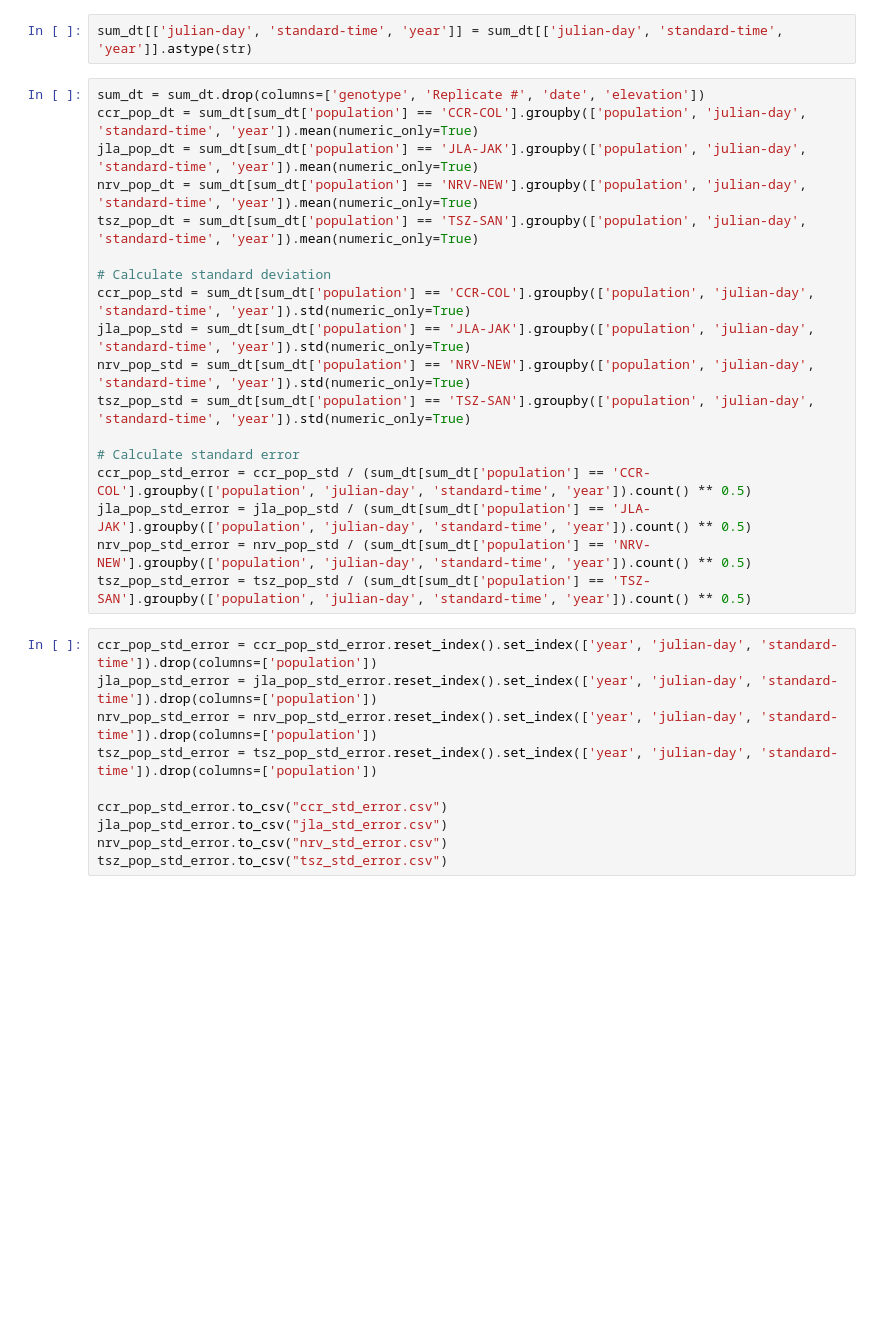
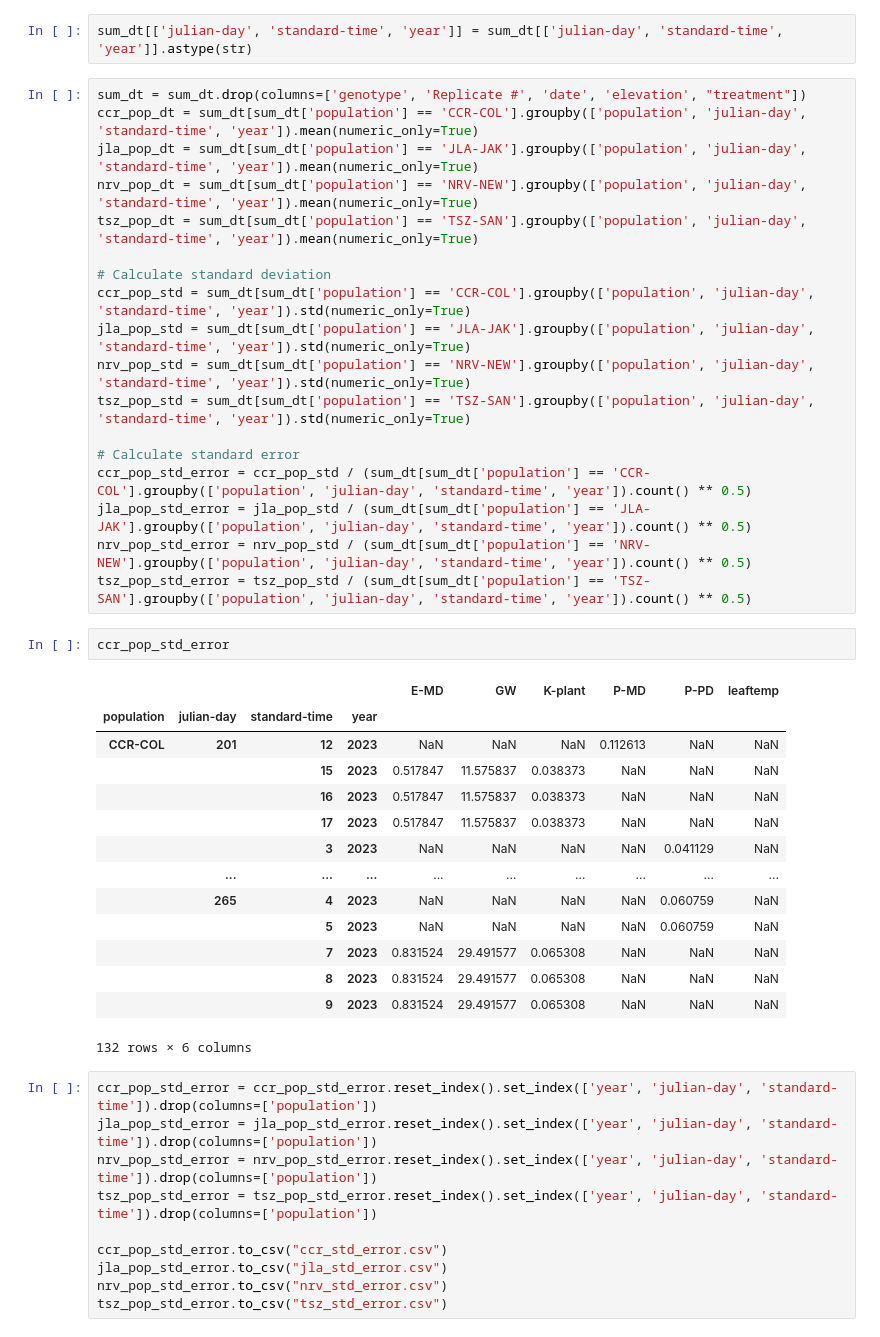
Before and after one commit to ForestEcophys-OSU/som-cottonwood-leaf-cooling, a Jupyter notebook: data/hourly-trait-summary_transform.ipynb, the cells around one changed output. Cells and saved outputs as stored; diff of their text form; blank space fills up the shorter version.

```diff
--- a/data/hourly-trait-summary_transform.ipynb
+++ b/data/hourly-trait-summary_transform.ipynb
@@ -184,7 +184,7 @@ sum_dt
 # %%
 sum_dt[['julian-day', 'standard-time', 'year']] = sum_dt[['julian-day', 'standard-time', 'year']].astype(str)
 # %%
-sum_dt = sum_dt.drop(columns=['genotype', 'Replicate #', 'date', 'elevation'])
+sum_dt = sum_dt.drop(columns=['genotype', 'Replicate #', 'date', 'elevation', "treatment"])
 ccr_pop_dt = sum_dt[sum_dt['population'] == 'CCR-COL'].groupby(['population', 'julian-day', 'standard-time', 'year']).mean(numeric_only=True)
 jla_pop_dt = sum_dt[sum_dt['population'] == 'JLA-JAK'].groupby(['population', 'julian-day', 'standard-time', 'year']).mean(numeric_only=True)
 nrv_pop_dt = sum_dt[sum_dt['population'] == 'NRV-NEW'].groupby(['population', 'julian-day', 'standard-time', 'year']).mean(numeric_only=True)
@@ -201,6 +201,23 @@ ccr_pop_std_error = ccr_pop_std / (sum_dt[sum_dt['population'] == 'CCR-COL'].gro
 jla_pop_std_error = jla_pop_std / (sum_dt[sum_dt['population'] == 'JLA-JAK'].groupby(['population', 'julian-day', 'standard-time', 'year']).count() ** 0.5)
 nrv_pop_std_error = nrv_pop_std / (sum_dt[sum_dt['population'] == 'NRV-NEW'].groupby(['population', 'julian-day', 'standard-time', 'year']).count() ** 0.5)
 tsz_pop_std_error = tsz_pop_std / (sum_dt[sum_dt['population'] == 'TSZ-SAN'].groupby(['population', 'julian-day', 'standard-time', 'year']).count() ** 0.5)
+# %%
+ccr_pop_std_error
+# %% [output]
+|  |  |  |  | E-MD | GW | K-plant | P-MD | P-PD | leaftemp |
+| population | julian-day | standard-time | year |  |  |  |  |  |  |
+| CCR-COL | 201 | 12 | 2023 | NaN | NaN | NaN | 0.112613 | NaN | NaN |
+|  |  | 15 | 2023 | 0.517847 | 11.575837 | 0.038373 | NaN | NaN | NaN |
+|  |  | 16 | 2023 | 0.517847 | 11.575837 | 0.038373 | NaN | NaN | NaN |
+|  |  | 17 | 2023 | 0.517847 | 11.575837 | 0.038373 | NaN | NaN | NaN |
+|  |  | 3 | 2023 | NaN | NaN | NaN | NaN | 0.041129 | NaN |
+|  | ... | ... | ... | ... | ... | ... | ... | ... | ... |
+|  | 265 | 4 | 2023 | NaN | NaN | NaN | NaN | 0.060759 | NaN |
+|  |  | 5 | 2023 | NaN | NaN | NaN | NaN | 0.060759 | NaN |
+|  |  | 7 | 2023 | 0.831524 | 29.491577 | 0.065308 | NaN | NaN | NaN |
+|  |  | 8 | 2023 | 0.831524 | 29.491577 | 0.065308 | NaN | NaN | NaN |
+|  |  | 9 | 2023 | 0.831524 | 29.491577 | 0.065308 | NaN | NaN | NaN |
+132 rows × 6 columns
 # %%
 ccr_pop_std_error = ccr_pop_std_error.reset_index().set_index(['year', 'julian-day', 'standard-time']).drop(columns=['population'])
 jla_pop_std_error = jla_pop_std_error.reset_index().set_index(['year', 'julian-day', 'standard-time']).drop(columns=['population'])
```
Also changed, not shown: parts of 2 cells of this notebook, 1 other file.
